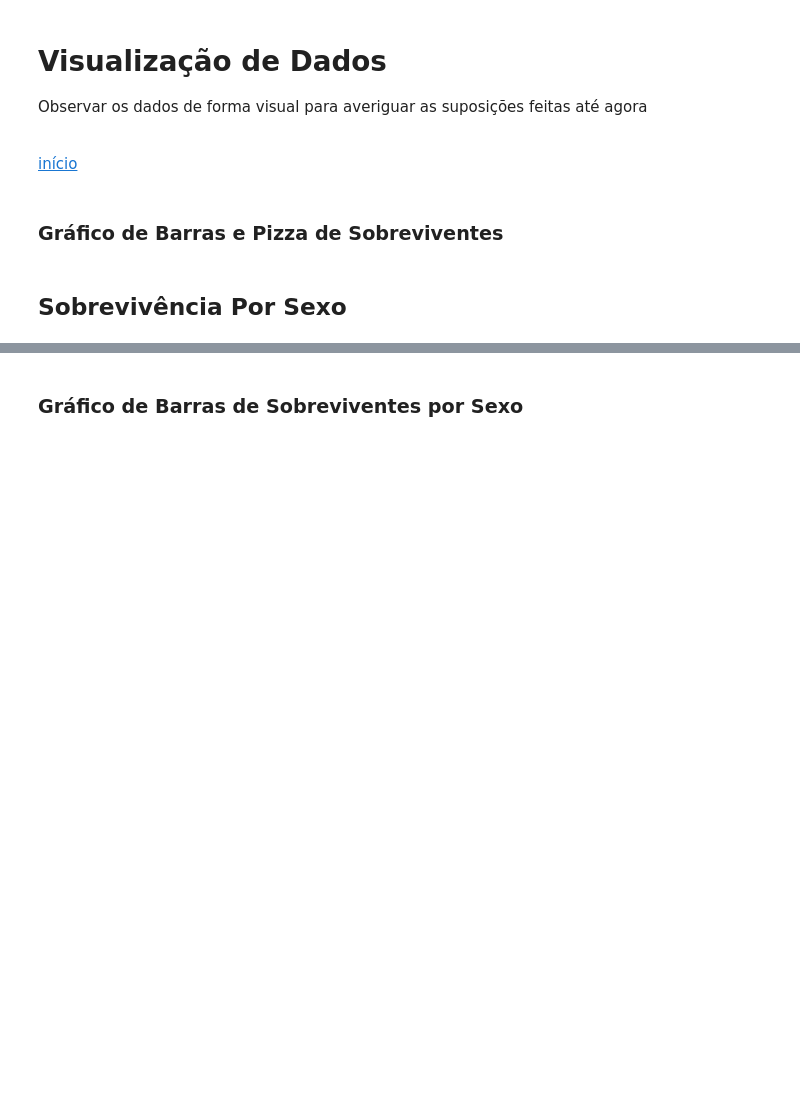
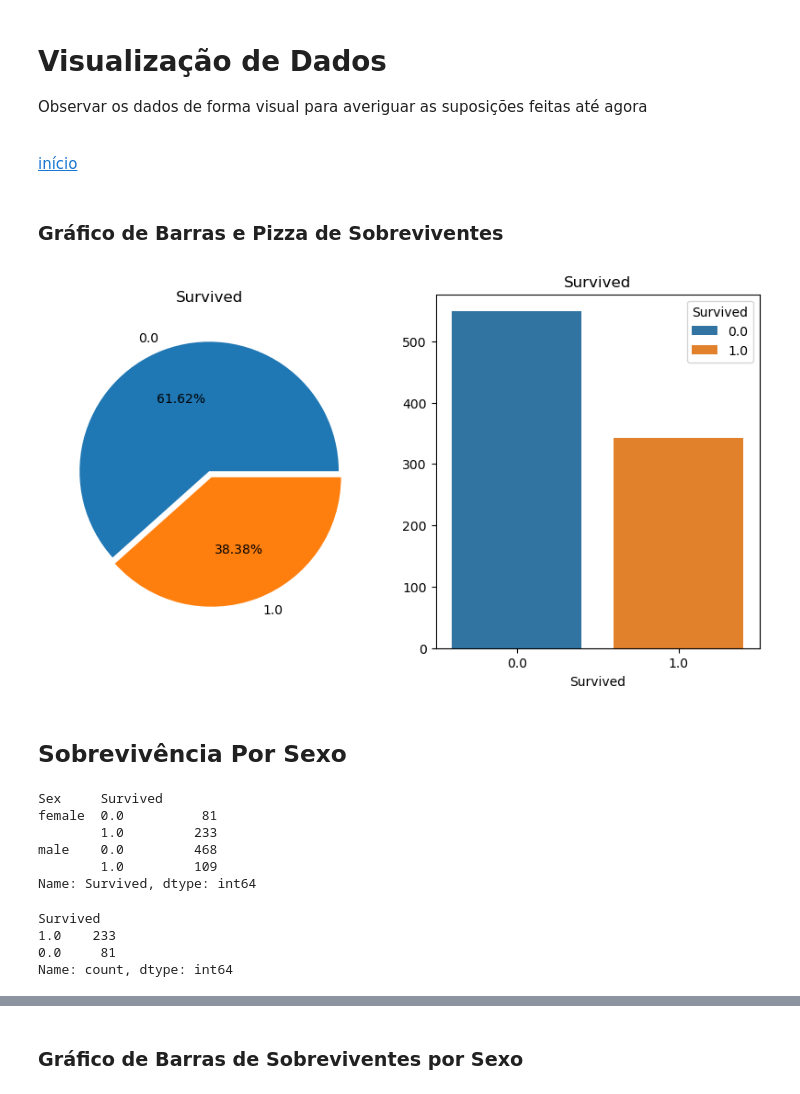
Before and after one commit to gabrielrstan/Data_Science_e_Machine_Learning_com_Estat-stica_e_Python, a Jupyter notebook: 11 - Classificacao - Tecnicas Avancadas de ML/Classificacao Tecnicas Avancadas de ML - Vazio.ipynb, the cells around one changed output, grey strips where cells are left out. Cells and saved outputs as stored; diff of their text form; code cells hidden in the pictures; blank space fills up the shorter version.

```diff
--- a/11 - Classificacao - Tecnicas Avancadas de ML/Classificacao Tecnicas Avancadas de ML - Vazio.ipynb
+++ b/11 - Classificacao - Tecnicas Avancadas de ML/Classificacao Tecnicas Avancadas de ML - Vazio.ipynb
@@ -333,8 +340,36 @@ Observar os dados de forma visual para averiguar as suposições feitas até ago
 [início](#topo)
 # %% [markdown]
 ### Gráfico de Barras e Pizza de Sobreviventes
+# %%
+f, ax = plt.subplots(1, 2, figsize=(10, 5))
+data['Survived'].value_counts().plot.pie(
+    explode=[0, 0.05], autopct='%0.2f%%', ax=ax[0])  # type:ignore
+ax[0].set_title('Survived')
+ax[0].set_ylabel('')
+sns.countplot(data, x='Survived', ax=ax[1], hue="Survived")
+ax[1].set_title('Survived')
+ax[1].set_ylabel('')
+plt.show()
+# %% [output]
+[figure, added]
 # %% [markdown]
 ## Sobrevivência Por Sexo
+# %%
+data.groupby(['Sex', 'Survived'])['Survived'].count()
+# %% [output]
+Sex     Survived
+female  0.0          81
+        1.0         233
+male    0.0         468
+        1.0         109
+Name: Survived, dtype: int64
+# %%
+data.loc[data['Sex'] == 'female']['Survived'].value_counts()
+# %% [output]
+Survived
+1.0    233
+0.0     81
+Name: count, dtype: int64
 # %% [markdown]
 <a name="barrassob"></a>
 # %% [markdown]
```
Also changed, not shown: parts of 31 cells of this notebook.
